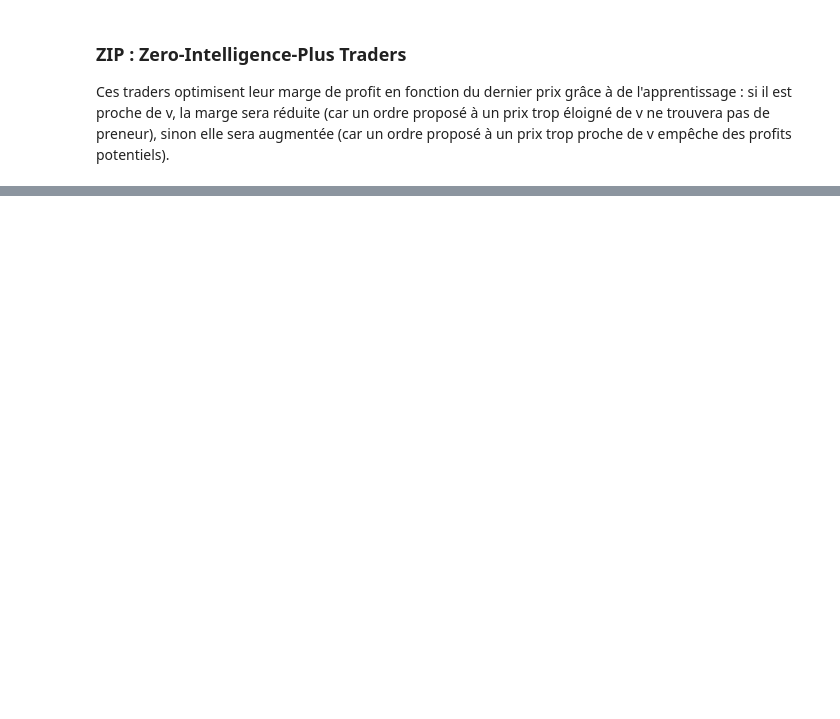
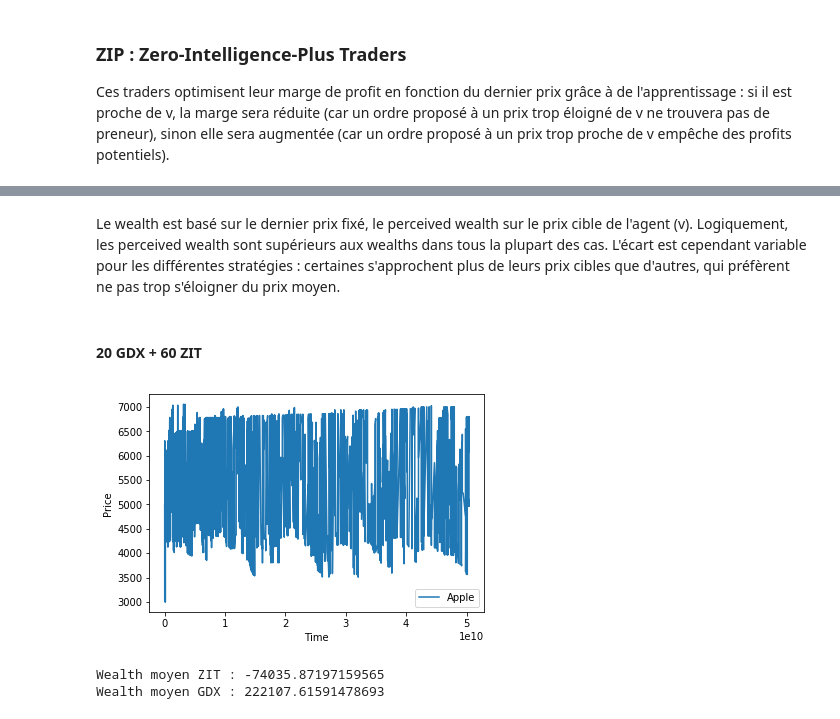
Before and after one commit to cristal-smac/atomPython, a Jupyter notebook: mesagents.ipynb, the cells around one changed output, grey strips where cells are left out. Cells and saved outputs as stored; diff of their text form; code cells hidden in the pictures; blank space fills up the shorter version.

Commit message:
mes agents

```diff
--- a/mesagents.ipynb
+++ b/mesagents.ipynb
@@ -320,0 +404,55 @@ m.o
+# %% [markdown]
+Le wealth est basé sur le dernier prix fixé, le perceived wealth sur le prix cible de l'agent (v). Logiquement, les perceived wealth sont supérieurs aux wealths dans tous la plupart des cas. L'écart est cependant variable pour les différentes stratégies : certaines s'approchent plus de leurs prix cibles que d'autres, qui préfèrent ne pas trop s'éloigner du prix moyen.
+# %% [markdown]
+#### 20 GDX + 60 ZIT
+# %%
+
+
+
+file = open('mytrace.dat', 'w')
+#m = Market(['Apple', 'Google'], out=file, fix='S')
+m = Market(['Apple','Banana'], out=file, fix='S')
+m = Market(['Apple'], out=file, fix='S')
+
+ZITs = []
+ZICs = []
+ZIPs = []
+GDXs = []
+
+for i in range(20):
+    #m.add_trader(ZITTrader_delta(m, delta=0.05, pb_cancel=0.1))
+    #m.add_trader(ZITPeriodique(m,periode=random.randint(1,5)))
+    for j in range(3):
+        t = ZITTrader(m)
+        ZITs.append(t)
+        m.add_trader(t)
+
+    t = GDX(m,v={'Apple':random.randint(0,9999),'Banana':random.randint(0,9999)})
+    GDXs.append(t)
+    m.add_trader(t)
+
+for i in range(100):
+    m.run_once()
+file.close()
+
+Prices = extract_prices('mytrace.dat')
+for asset in Prices.keys():
+    plt.plot(Prices[asset][0], Prices[asset][1], '-', label=asset)
+plt.legend(loc='best')
+plt.xlabel('Time')
+plt.ylabel('Price')
+plt.show()
+
+ZIT_wealths = []
+GDX_wealths = []
+
+for i in range(len(ZITs)):
+    ZIT_wealths.append(ZITs[i].get_wealth(m))
+for i in range(len(GDXs)):
+    GDX_wealths.append(GDXs[i].get_wealth(m))
+print("Wealth moyen ZIT :",np.mean(ZIT_wealths))
+print("Wealth moyen GDX :",np.mean(GDX_wealths))
+# %% [output]
+[figure, added]
+Wealth moyen ZIT : -74035.87197159565
+Wealth moyen GDX : 222107.61591478693
```
Also changed, not shown: parts of 18 cells of this notebook, 1 other file.
